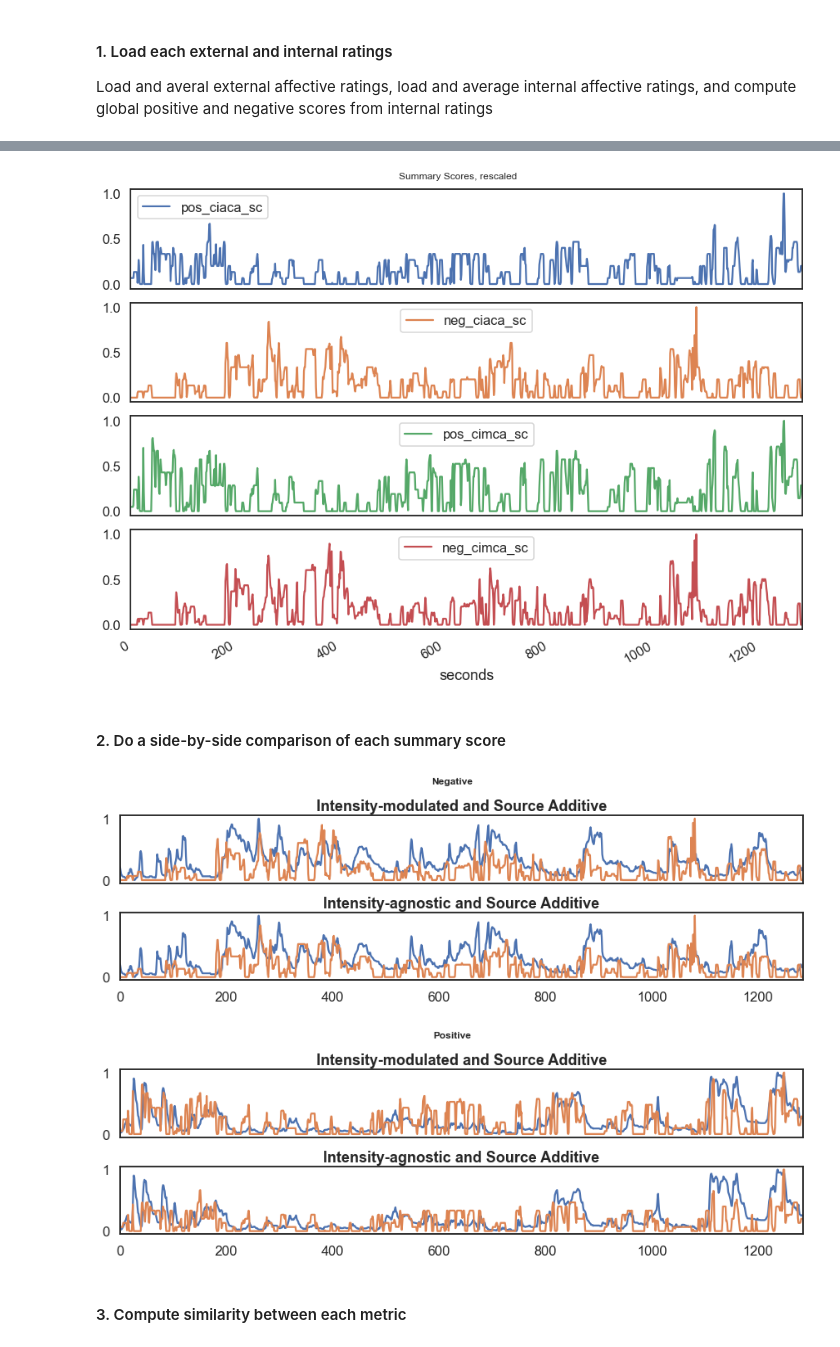
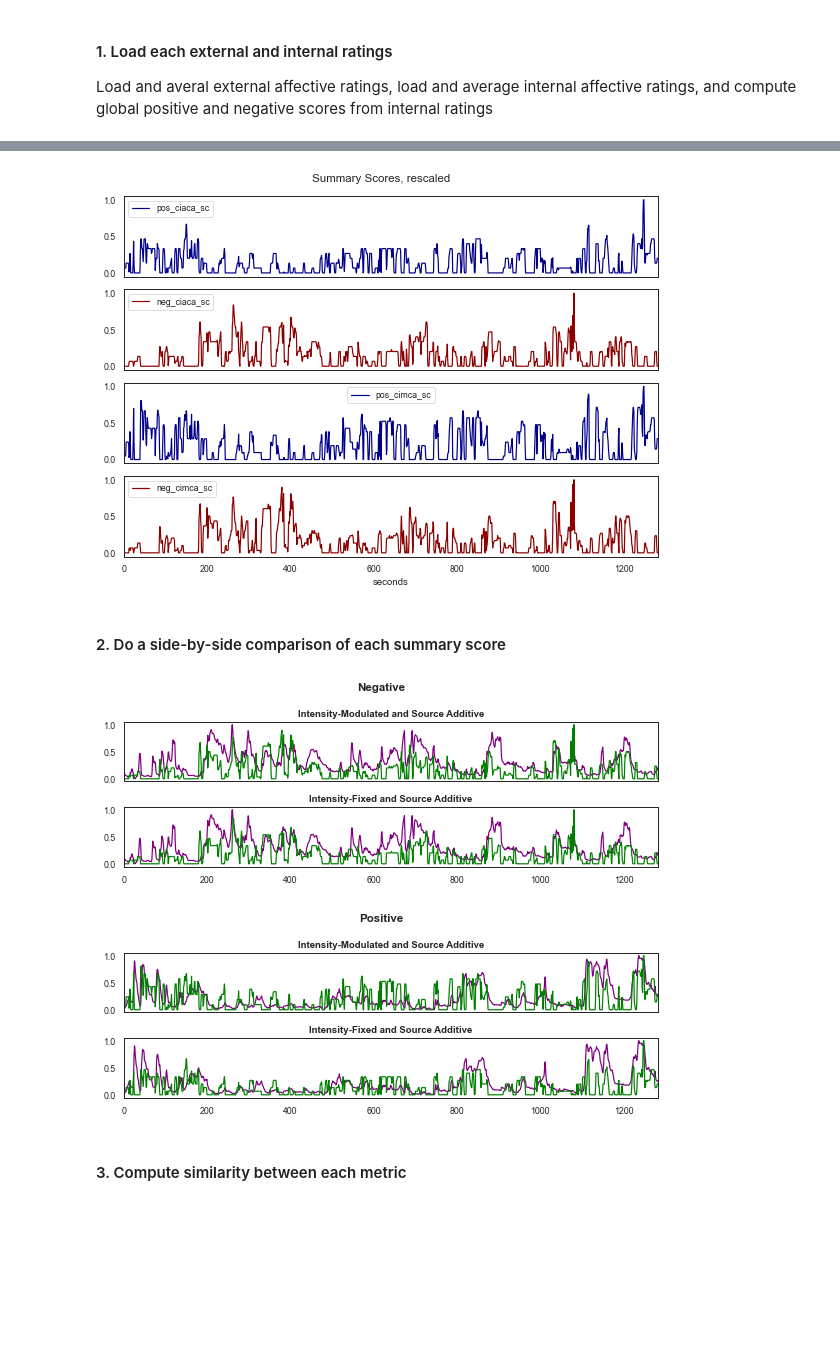
Before and after one commit to catcamacho/emocodes, a Jupyter notebook: reliability_analysis/3_ExternalValidation.ipynb, the cells around one changed output, grey strips where cells are left out. Drawn from its saved outputs; the diff is of its cells as text; code cells hidden in the pictures; blank space fills up the shorter version.

```diff
--- a/reliability_analysis/3_ExternalValidation.ipynb
+++ b/reliability_analysis/3_ExternalValidation.ipynb
@@ -6,6 +6,5 @@ import matplotlib.pyplot as plt
 import seaborn as sns
 from glob import glob
 from sklearn.preprocessing import MinMaxScaler
-import emocodes as ec
 import numpy as np
-sns.set(context='talk',style='white')
+sns.set(context='paper',style='white')
@@ -133,50 +127,52 @@ plt.close()
 int_ratings = summary_data_sum.loc[:,['char_valence_positive','char_valence_negative','char_pos_int','char_neg_int']]
 int_ratings.loc[:,['pos_ciaca_sc','neg_ciaca_sc','pos_cimca_sc','neg_cimca_sc']] = mm.fit_transform(int_ratings[['char_valence_positive','char_valence_negative','char_pos_int','char_neg_int']])
 int_ratings.plot(y=['pos_ciaca_sc','neg_ciaca_sc','pos_cimca_sc','neg_cimca_sc'],
-                 subplots=True, figsize=(12,9), xlim=(0,1284), title='Summary Scores, rescaled')
+                 subplots=True, figsize=(8,6), xlim=(0,1284), title='Summary Scores, rescaled', color=['darkblue','darkred','darkblue','darkred'])
 plt.tight_layout()
 plt.show()
+
+int_ratings.to_csv(out_dir + 'internal_summary_scores.csv')
 # %% [output]
-[figure, old version]
+[figure, new version]
 # %% [markdown]
 #### 2. Do a side-by-side comparison of each summary score
 # %%
 # combine internal and external ratings into a single dataframe
 ratings = ext_ratings.merge(int_ratings, left_index=True, right_index=True)
 ratings = ratings.drop(['rating_time', 'Positive', 'Negative','char_valence_positive','char_valence_negative','char_pos_int','char_neg_int'], axis=1)
 
 # plot negative
-fig, ax = plt.subplots(2,1, figsize=(12,4), sharex=True)
+fig, ax = plt.subplots(2,1, figsize=(8,3), sharex=True)
 fig.suptitle('Negative', weight='bold')
 plt.setp(ax, xlim=(0,1284))
-ax[0].plot(ratings['ext_neg_sc'])
-ax[0].plot(ratings['neg_cimca_sc'])
-ax[0].set_title('Intensity-modulated and Source Additive', weight='bold')
-ax[1].plot(ratings['ext_neg_sc'])
-ax[1].plot(ratings['neg_ciaca_sc'])
-ax[1].set_title('Intensity-agnostic and Source Additive', weight='bold')
+ax[0].plot(ratings['ext_neg_sc'], color='purple')
+ax[0].plot(ratings['neg_cimca_sc'], color='green')
+ax[0].set_title('Intensity-Modulated and Source Additive', weight='bold')
+ax[1].plot(ratings['ext_neg_sc'], color='purple')
+ax[1].plot(ratings['neg_ciaca_sc'], color='green')
+ax[1].set_title('Intensity-Fixed and Source Additive', weight='bold')
 plt.tight_layout()
 plt.savefig(out_dir + 'internal-external_overlays_negative.svg')
 plt.show()
 plt.close()
 
 # plot positive
-fig, ax = plt.subplots(2,1, figsize=(12,4), sharex=True)
+fig, ax = plt.subplots(2,1, figsize=(8,3), sharex=True)
 fig.suptitle('Positive', weight='bold')
 plt.setp(ax, xlim=(0,1284))
-ax[0].plot(ratings['ext_pos_sc'])
-ax[0].plot(ratings['pos_cimca_sc'])
-ax[0].set_title('Intensity-modulated and Source Additive', weight='bold')
-ax[1].plot(ratings['ext_pos_sc'])
-ax[1].plot(ratings['pos_ciaca_sc'])
-ax[1].set_title('Intensity-agnostic and Source Additive', weight='bold')
+ax[0].plot(ratings['ext_pos_sc'], color='purple')
+ax[0].plot(ratings['pos_cimca_sc'], color='green')
+ax[0].set_title('Intensity-Modulated and Source Additive', weight='bold')
+ax[1].plot(ratings['ext_pos_sc'], color='purple')
+ax[1].plot(ratings['pos_ciaca_sc'], color='green')
+ax[1].set_title('Intensity-Fixed and Source Additive', weight='bold')
 plt.tight_layout()
 plt.savefig(out_dir + 'internal-external_overlays_positive.svg')
 plt.show()
 plt.close()
 # %% [output]
-[figure, old version]
+[figure, new version]
-[figure, old version]
+[figure, new version]
 # %% [markdown]
 #### 3. Compute similarity between each metric
 # %%
```
Also changed, not shown: parts of 11 cells of this notebook, 3 other files.
